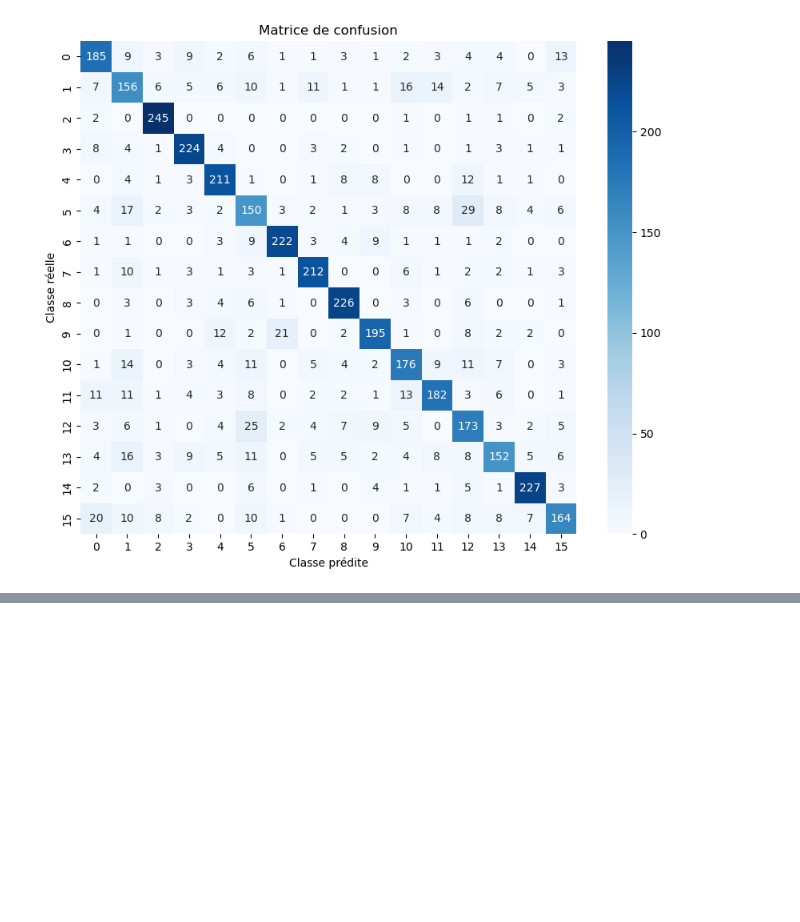
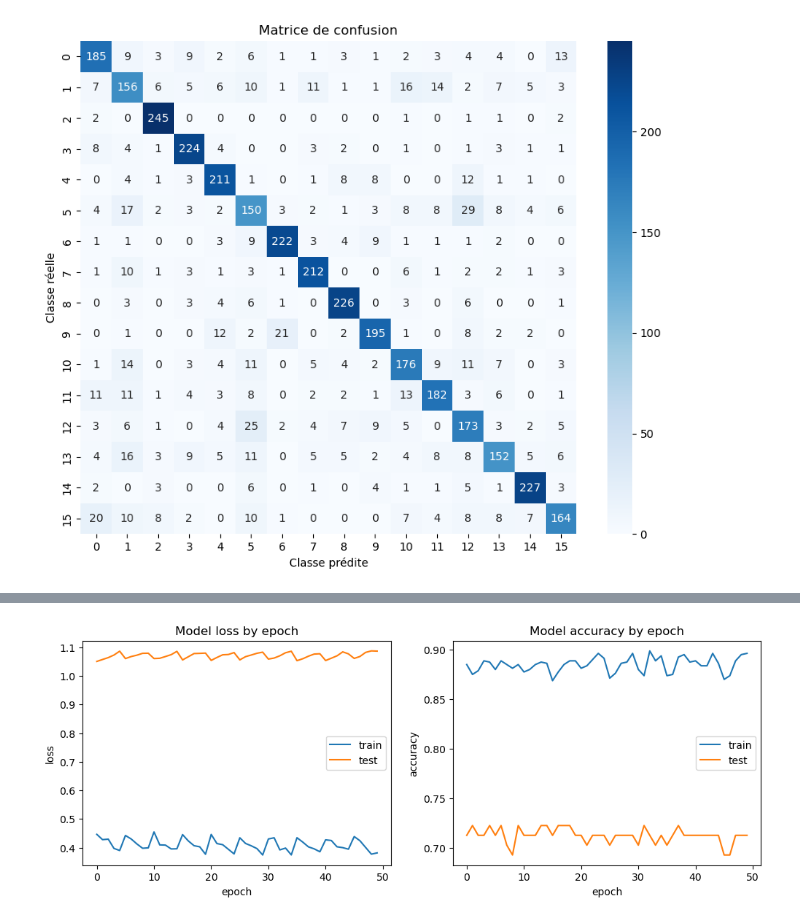
Before and after one commit to DataScientest-Studio/mai25_bds_extraction, a Jupyter notebook: notebooks/6.2_ResNet_RVL_CDIP_DL.ipynb, the cells around one changed output, grey strips where cells are left out. Drawn from its saved outputs; the diff is of its cells as text; code cells hidden in the pictures; blank space fills up the shorter version.

```diff
--- a/notebooks/6.2_ResNet_RVL_CDIP_DL.ipynb
+++ b/notebooks/6.2_ResNet_RVL_CDIP_DL.ipynb
@@ -284,0 +568,21 @@ Matrice de confusion :
+# %%
+plt.figure(figsize=(12,4))
+
+plt.subplot(121)
+plt.plot(combined_history['loss'])
+plt.plot(combined_history['val_loss'])
+plt.title('Model loss by epoch')
+plt.ylabel('loss')
+plt.xlabel('epoch')
+plt.legend(['train', 'test'], loc='right')
+
+plt.subplot(122)
+plt.plot(combined_history['accuracy'])
+plt.plot(combined_history['val_accuracy'])
+plt.title('Model accuracy by epoch')
+plt.ylabel('accuracy')
+plt.xlabel('epoch')
+plt.legend(['train', 'test'], loc='right')
+plt.show()
+# %% [output]
+[figure, added]
```
Also changed, not shown: parts of 15 cells of this notebook, 2 other files.
